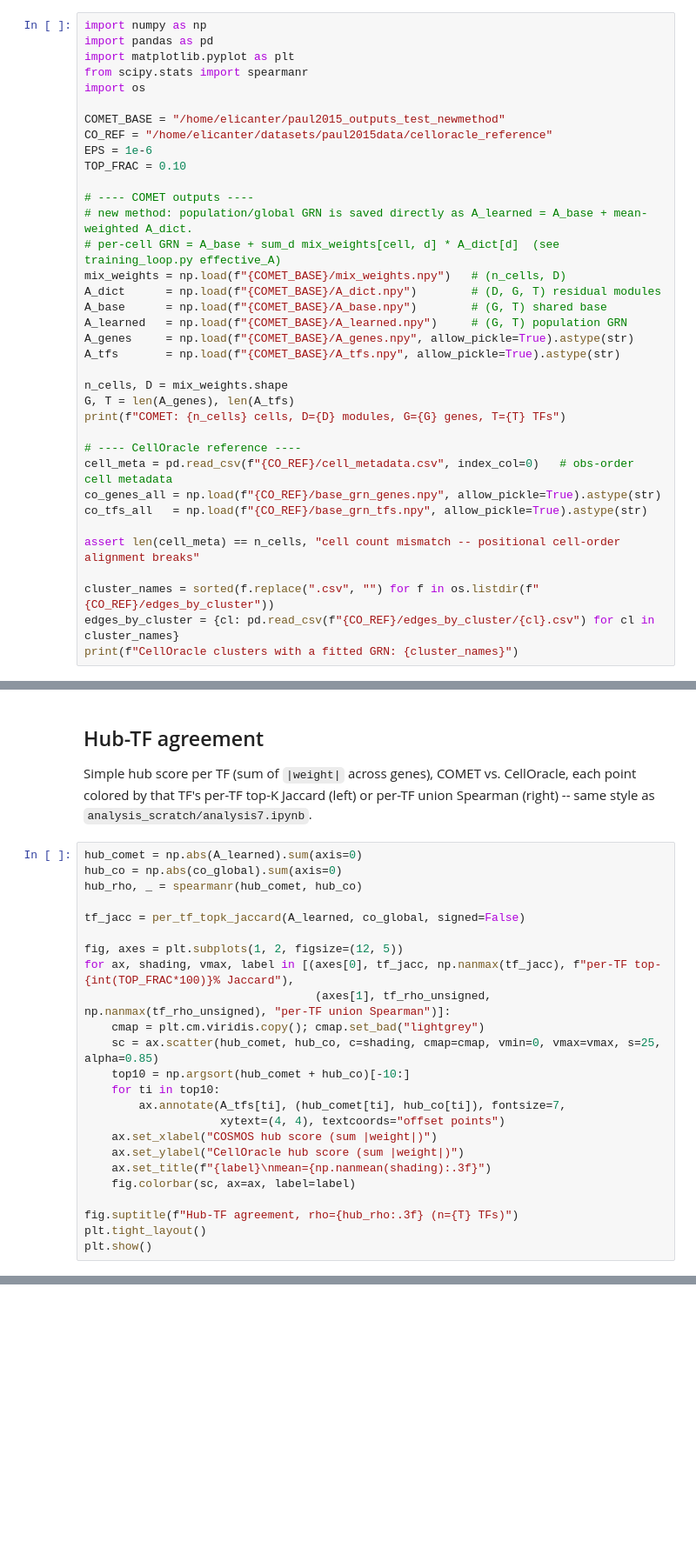
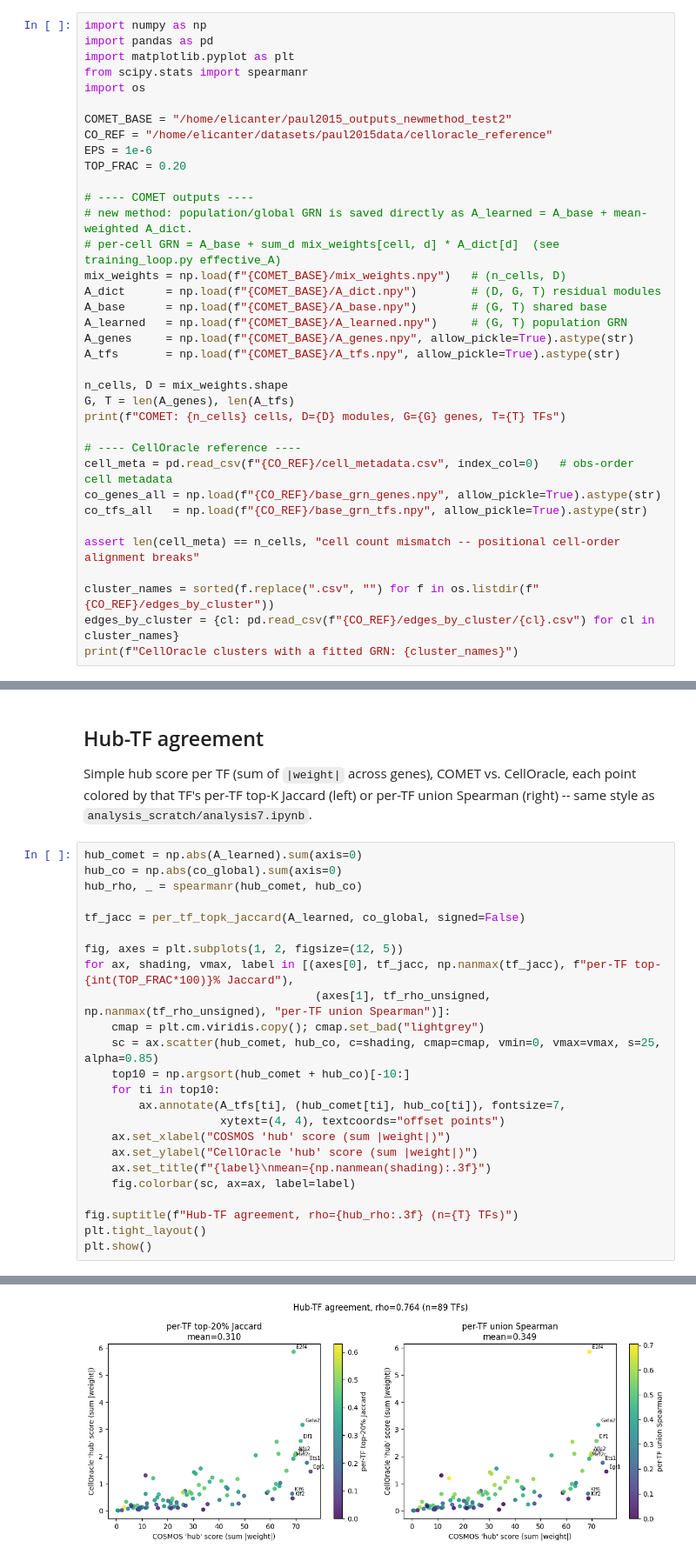
Before and after one commit to azizilab/COMET, a Jupyter notebook: comet/compare_to_celloracle_newmethod.ipynb, the cells around one changed output, grey strips where cells are left out. Shown at 87% size. Drawn from its saved outputs; the diff is of its cells as text; blank space fills up the shorter version.

```diff
--- a/comet/compare_to_celloracle_newmethod.ipynb
+++ b/comet/compare_to_celloracle_newmethod.ipynb
@@ -14,10 +14,10 @@ import matplotlib.pyplot as plt
 from scipy.stats import spearmanr
 import os
 
-COMET_BASE = "/home/elicanter/paul2015_outputs_test_newmethod"
+COMET_BASE = "/home/elicanter/paul2015_outputs_newmethod_test2"
 CO_REF = "/home/elicanter/datasets/paul2015data/celloracle_reference"
 EPS = 1e-6
-TOP_FRAC = 0.10
+TOP_FRAC = 0.20
 
 # ---- COMET outputs ----
 # new method: population/global GRN is saved directly as A_learned = A_base + mean-weighted A_dict.
@@ -435,8 +435,8 @@ for ax, shading, vmax, label in [(axes[0], tf_jacc, np.nanmax(tf_jacc), f"per-TF
     for ti in top10:
         ax.annotate(A_tfs[ti], (hub_comet[ti], hub_co[ti]), fontsize=7,
                     xytext=(4, 4), textcoords="offset points")
-    ax.set_xlabel("COSMOS hub score (sum |weight|)")
-    ax.set_ylabel("CellOracle hub score (sum |weight|)")
+    ax.set_xlabel("COSMOS 'hub' score (sum |weight|)")
+    ax.set_ylabel("CellOracle 'hub' score (sum |weight|)")
     ax.set_title(f"{label}\nmean={np.nanmean(shading):.3f}")
     fig.colorbar(sc, ax=ax, label=label)
 
@@ -447,0 +447 @@ NameError: name 'np' is not defined
+[figure, added]
```
Also changed, not shown: parts of 12 cells of this notebook, 6 other files.
